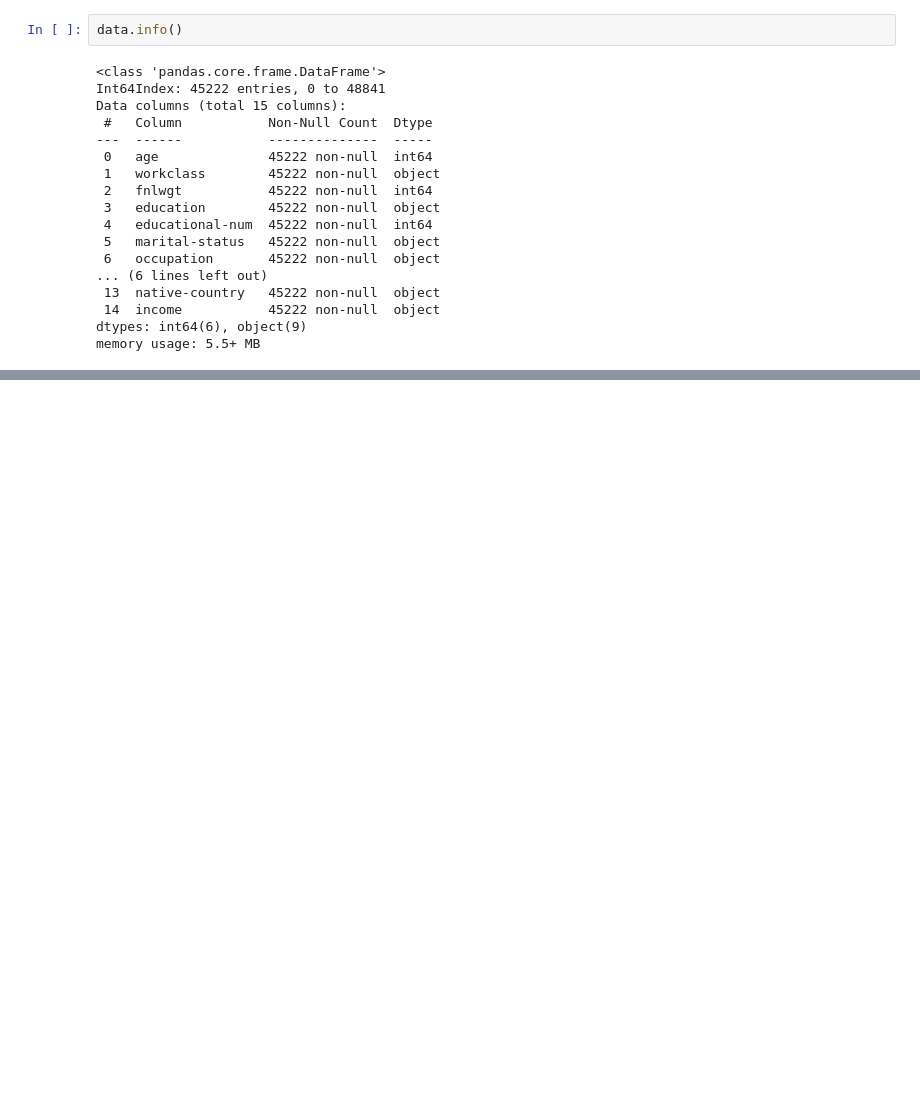
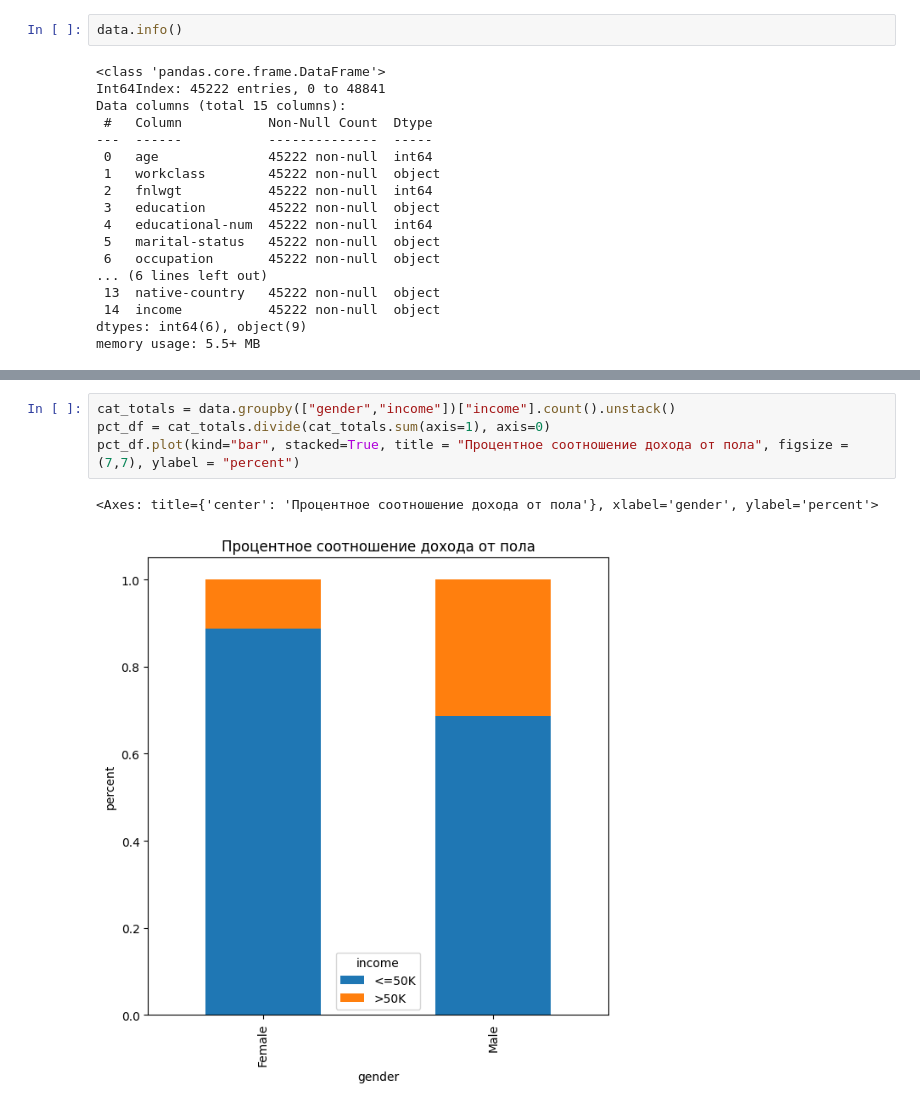
Before and after one commit to adtitovich/dsml-17, a Jupyter notebook: m1.ipynb, the cells around one changed output, grey strips where cells are left out. Saved outputs shown, nothing was run; the diff lists cells and outputs as text; blank space fills up the shorter version.

```diff
--- a/m1.ipynb
+++ b/m1.ipynb
@@ -147,0 +64,7 @@ clf.score(X_test, y_test)
+# %%
+cat_totals = data.groupby(["gender","income"])["income"].count().unstack()
+pct_df = cat_totals.divide(cat_totals.sum(axis=1), axis=0)
+pct_df.plot(kind="bar", stacked=True, title = "Процентное соотношение дохода от пола", figsize = (7,7), ylabel = "percent")
+# %% [output]
+<Axes: title={'center': 'Процентное соотношение дохода от пола'}, xlabel='gender', ylabel='percent'>
+[figure, added]
```
Also changed, not shown: parts of 44 cells of this notebook.
